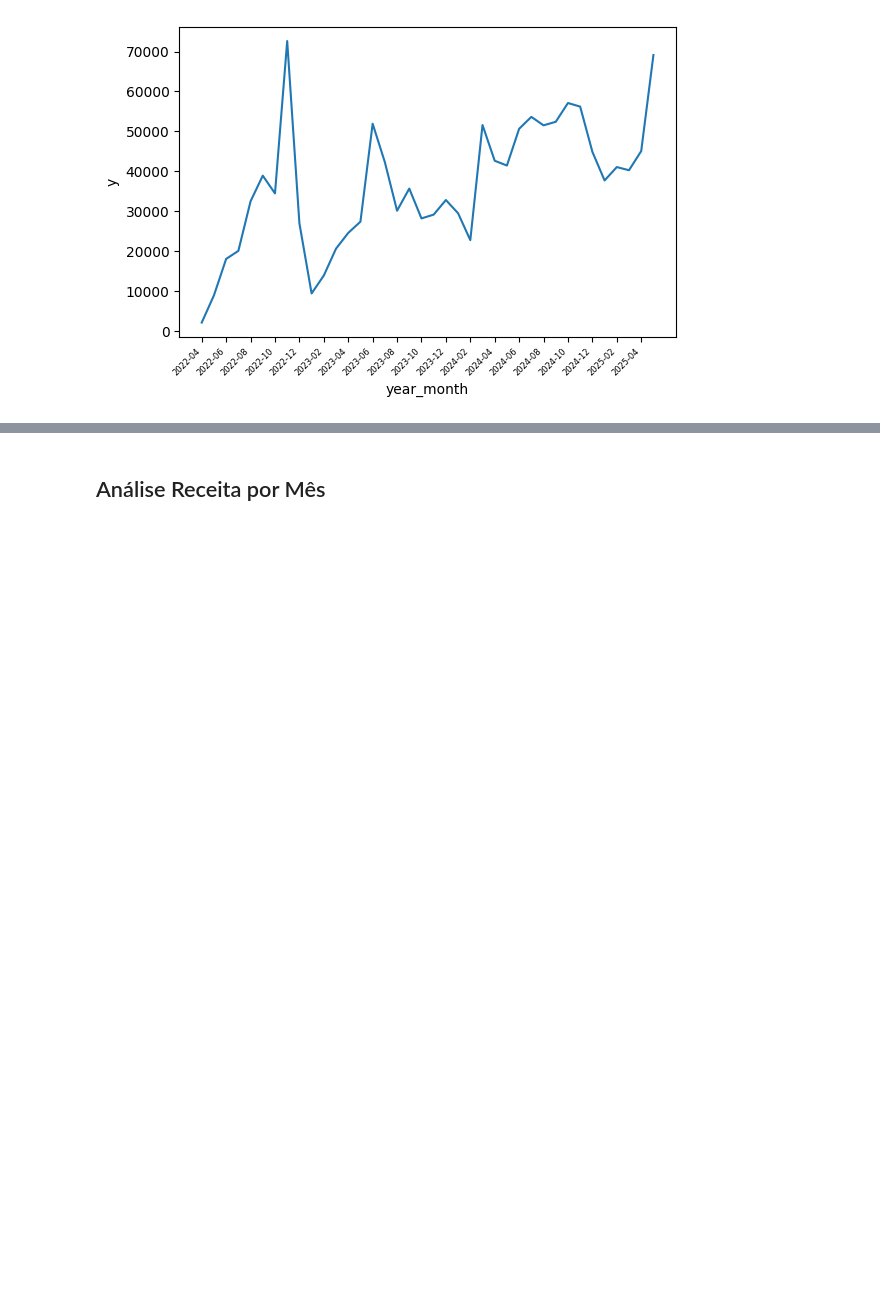
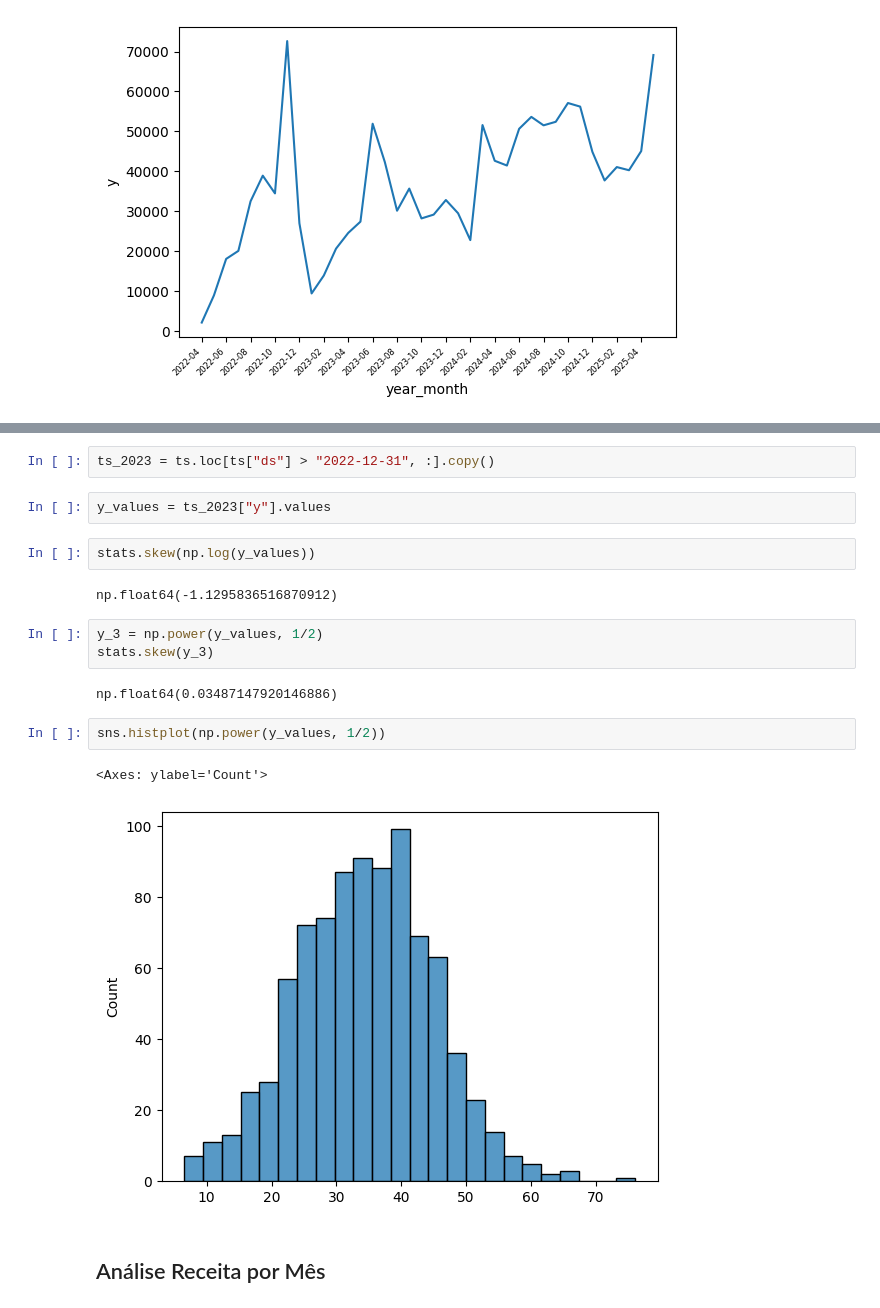
Before and after one commit to mateusalmeida11/mlops-forecast, a Jupyter notebook: notebooks/eda_for_ts.ipynb, the cells around one changed output, grey strips where cells are left out. Drawn from its saved outputs; the diff is of its cells as text; blank space fills up the shorter version.

```diff
--- a/notebooks/eda_for_ts.ipynb
+++ b/notebooks/eda_for_ts.ipynb
@@ -555,3 +582,21 @@ eda.line_over_period(period="year_month")
+# %%
+ts_2023 = ts.loc[ts["ds"] > "2022-12-31", :].copy()
+# %%
+y_values = ts_2023["y"].values
+# %%
+stats.skew(np.log(y_values))
+# %% [output]
+np.float64(-1.1295836516870912)
+# %%
+y_3 = np.power(y_values, 1/2)
+stats.skew(y_3)
+# %% [output]
+np.float64(0.03487147920146886)
+# %%
+sns.histplot(np.power(y_values, 1/2))
+# %% [output]
+<Axes: ylabel='Count'>
+[figure, added]
 # %% [markdown]
 ## Análise Receita por Mês
 # %%
```
Also changed, not shown: parts of 10 cells of this notebook.
